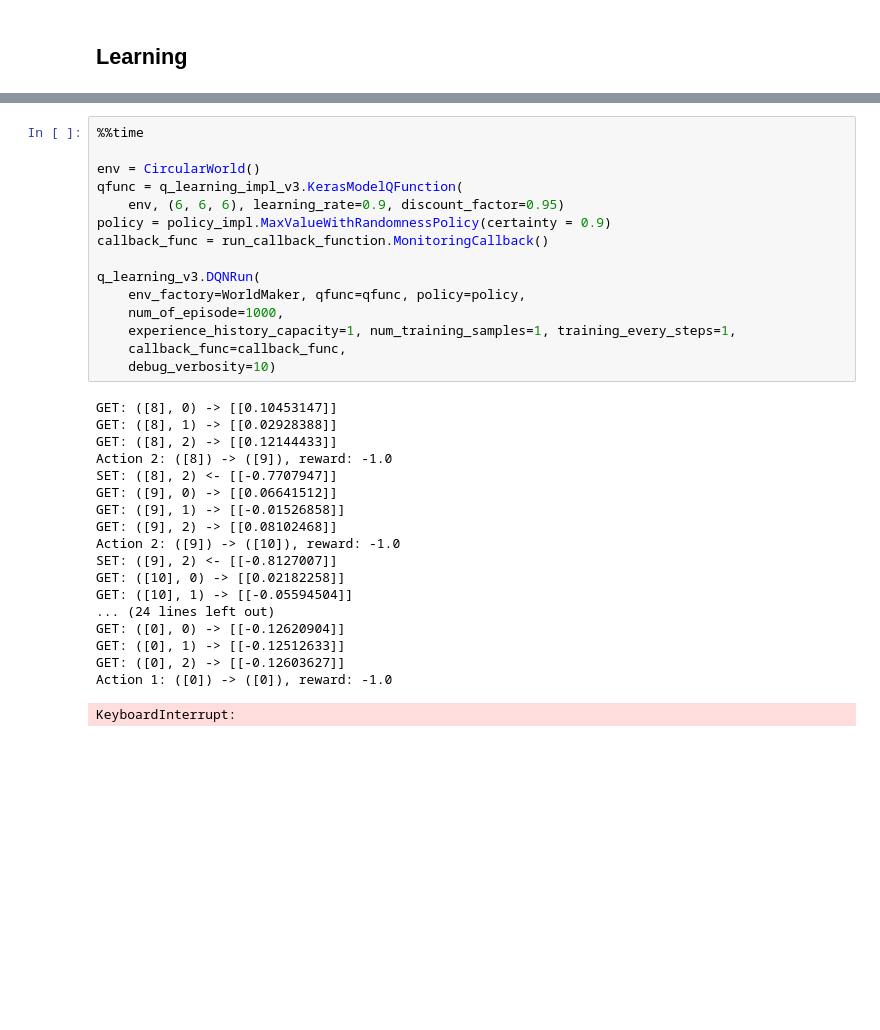
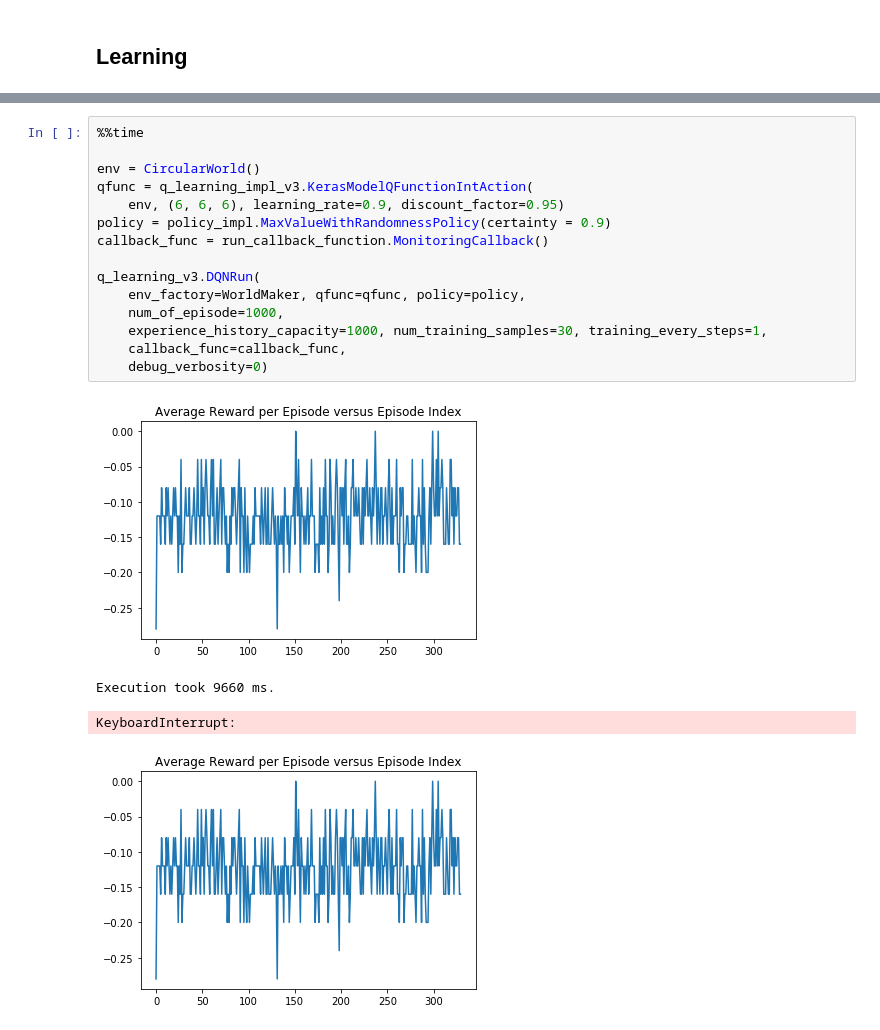
Before and after one commit to ChihChiu29/deep_learning, a Jupyter notebook: notebook/circular_world/circular_world_q_learning_v3.ipynb, the cells around one changed output, grey strips where cells are left out. Saved outputs shown, nothing was run; the diff lists cells and outputs as text; blank space fills up the shorter version.

```diff
--- a/notebook/circular_world/circular_world_q_learning_v3.ipynb
+++ b/notebook/circular_world/circular_world_q_learning_v3.ipynb
@@ -119,34 +198,20 @@ KeyboardInterrupt:
 # %%
 %%time
 
 env = CircularWorld()
-qfunc = q_learning_impl_v3.KerasModelQFunction(
+qfunc = q_learning_impl_v3.KerasModelQFunctionIntAction(
     env, (6, 6, 6), learning_rate=0.9, discount_factor=0.95)
 policy = policy_impl.MaxValueWithRandomnessPolicy(certainty = 0.9)
 callback_func = run_callback_function.MonitoringCallback()
 
 q_learning_v3.DQNRun(
     env_factory=WorldMaker, qfunc=qfunc, policy=policy,
     num_of_episode=1000,
-    experience_history_capacity=1, num_training_samples=1, training_every_steps=1,
+    experience_history_capacity=1000, num_training_samples=30, training_every_steps=1,
     callback_func=callback_func,
-    debug_verbosity=10)
+    debug_verbosity=0)
 # %% [output]
+[figure, added]
-GET: ([8], 0) -> [[0.10453147]]
-GET: ([8], 1) -> [[0.02928388]]
-GET: ([8], 2) -> [[0.12144433]]
-Action 2: ([8]) -> ([9]), reward: -1.0
-SET: ([8], 2) <- [[-0.7707947]]
-GET: ([9], 0) -> [[0.06641512]]
-GET: ([9], 1) -> [[-0.01526858]]
-GET: ([9], 2) -> [[0.08102468]]
-Action 2: ([9]) -> ([10]), reward: -1.0
-SET: ([9], 2) <- [[-0.8127007]]
-GET: ([10], 0) -> [[0.02182258]]
-GET: ([10], 1) -> [[-0.05594504]]
-... (24 lines left out)
-GET: ([0], 0) -> [[-0.12620904]]
-GET: ([0], 1) -> [[-0.12512633]]
-GET: ([0], 2) -> [[-0.12603627]]
-Action 1: ([0]) -> ([0]), reward: -1.0
+Execution took 9660 ms.
 KeyboardInterrupt:
+[figure, added]
```
Also changed, not shown: parts of 11 cells of this notebook, 3 other files.
